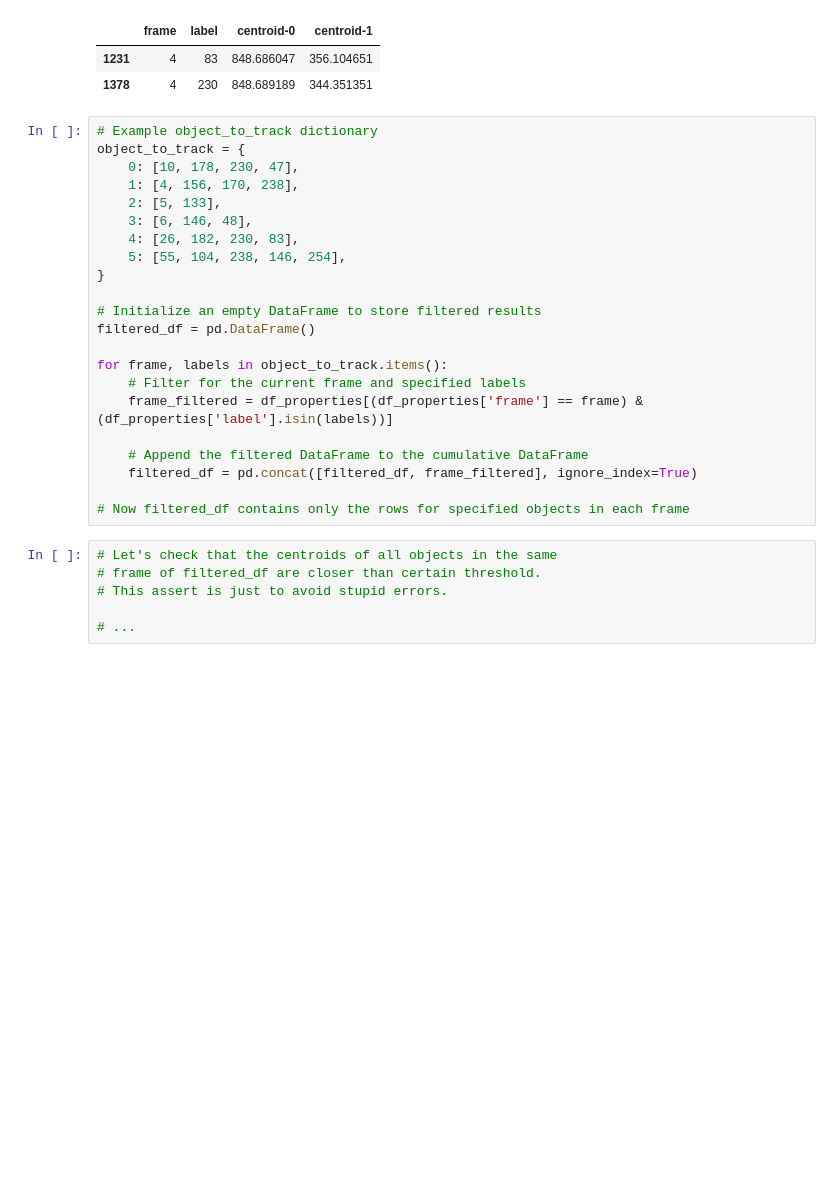
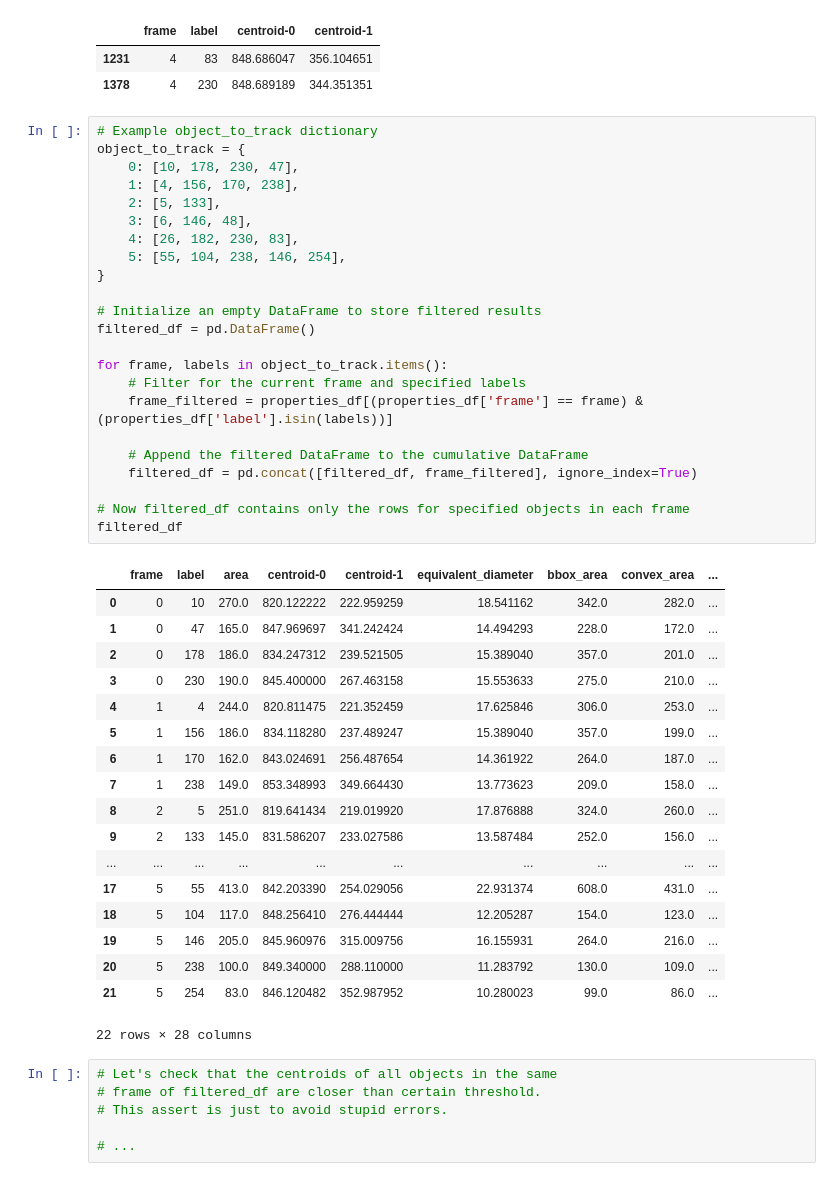
Before and after one commit to gonzaloangaut/tracking_cells, a Jupyter notebook: measuring_cell_deformation.ipynb, the cells around one changed output. Drawn from its saved outputs; the diff is of its cells as text; blank space fills up the shorter version.

```diff
--- a/measuring_cell_deformation.ipynb
+++ b/measuring_cell_deformation.ipynb
@@ -391,25 +393,45 @@ properties_df.loc[(properties_df['frame'] == 4) & (properties_df['label'].isin([
 # %%
 # Example object_to_track dictionary
 object_to_track = {
     0: [10, 178, 230, 47],
     1: [4, 156, 170, 238],
     2: [5, 133],
     3: [6, 146, 48],
     4: [26, 182, 230, 83],
     5: [55, 104, 238, 146, 254],
 }
 
 # Initialize an empty DataFrame to store filtered results
 filtered_df = pd.DataFrame()
 
 for frame, labels in object_to_track.items():
     # Filter for the current frame and specified labels
-    frame_filtered = df_properties[(df_properties['frame'] == frame) & (df_properties['label'].isin(labels))]
+    frame_filtered = properties_df[(properties_df['frame'] == frame) & (properties_df['label'].isin(labels))]
 
     # Append the filtered DataFrame to the cumulative DataFrame
     filtered_df = pd.concat([filtered_df, frame_filtered], ignore_index=True)
 
 # Now filtered_df contains only the rows for specified objects in each frame
+filtered_df
+# %% [output]
+|  | frame | label | area | centroid-0 | centroid-1 | equivalent_diameter | bbox_area | convex_area | ... |
+| 0 | 0 | 10 | 270.0 | 820.122222 | 222.959259 | 18.541162 | 342.0 | 282.0 | ... |
+| 1 | 0 | 47 | 165.0 | 847.969697 | 341.242424 | 14.494293 | 228.0 | 172.0 | ... |
+| 2 | 0 | 178 | 186.0 | 834.247312 | 239.521505 | 15.389040 | 357.0 | 201.0 | ... |
+| 3 | 0 | 230 | 190.0 | 845.400000 | 267.463158 | 15.553633 | 275.0 | 210.0 | ... |
+| 4 | 1 | 4 | 244.0 | 820.811475 | 221.352459 | 17.625846 | 306.0 | 253.0 | ... |
+| 5 | 1 | 156 | 186.0 | 834.118280 | 237.489247 | 15.389040 | 357.0 | 199.0 | ... |
+| 6 | 1 | 170 | 162.0 | 843.024691 | 256.487654 | 14.361922 | 264.0 | 187.0 | ... |
+| 7 | 1 | 238 | 149.0 | 853.348993 | 349.664430 | 13.773623 | 209.0 | 158.0 | ... |
+| 8 | 2 | 5 | 251.0 | 819.641434 | 219.019920 | 17.876888 | 324.0 | 260.0 | ... |
+| 9 | 2 | 133 | 145.0 | 831.586207 | 233.027586 | 13.587484 | 252.0 | 156.0 | ... |
+| ... | ... | ... | ... | ... | ... | ... | ... | ... | ... |
+| 17 | 5 | 55 | 413.0 | 842.203390 | 254.029056 | 22.931374 | 608.0 | 431.0 | ... |
+| 18 | 5 | 104 | 117.0 | 848.256410 | 276.444444 | 12.205287 | 154.0 | 123.0 | ... |
+| 19 | 5 | 146 | 205.0 | 845.960976 | 315.009756 | 16.155931 | 264.0 | 216.0 | ... |
+| 20 | 5 | 238 | 100.0 | 849.340000 | 288.110000 | 11.283792 | 130.0 | 109.0 | ... |
+| 21 | 5 | 254 | 83.0 | 846.120482 | 352.987952 | 10.280023 | 99.0 | 86.0 | ... |
+22 rows × 28 columns
 # %%
 # Let's check that the centroids of all objects in the same
 # frame of filtered_df are closer than certain threshold.
```
Also changed, not shown: parts of 7 cells of this notebook.
